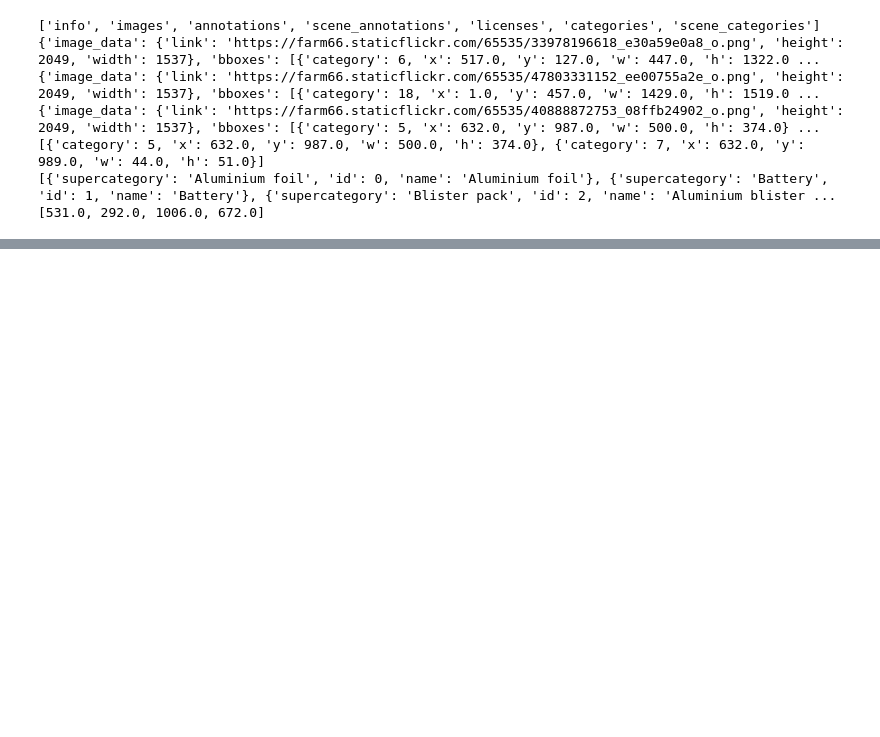
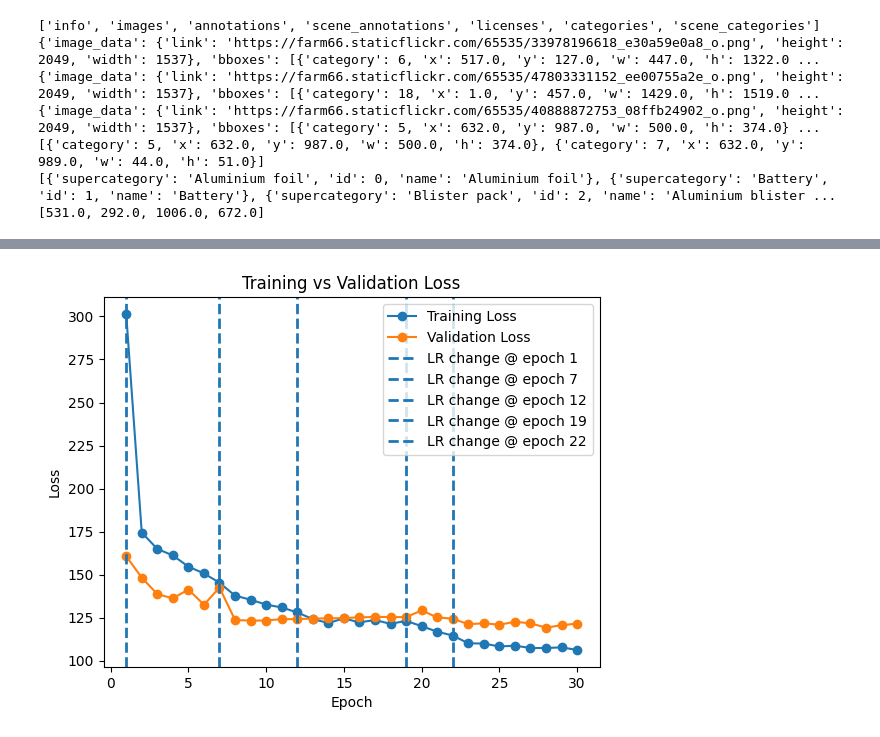
Before and after one commit to vlad-pro-coder/GarbageDetector, a Jupyter notebook: TrashDetector.ipynb, the cells around one changed output, grey strips where cells are left out. Drawn from its saved outputs; the diff is of its cells as text; code cells hidden in the pictures; blank space fills up the shorter version.

```diff
--- a/TrashDetector.ipynb
+++ b/TrashDetector.ipynb
@@ -2718,3 +2684,39 @@ image = tf.cast(image, tf.float32) / 255.0
 plt.imshow(image)          # Matplotlib expects H x W x C in [0,1] or [0,255]
 plt.axis('off')          # Hide axes
 plt.show()
+# %%
+import matplotlib.pyplot as plt
+import json
+
+with open("./histories/history.json", "r") as f:
+    data = json.load(f)
+with open("./histories/lr_history.json", "r") as f:
+    lr_data = json.load(f)
+# === You fill these ===
+
+loss = [dict["loss"] for dict in data]
+lr_change_epochs = [dict["epoch"] for dict in lr_data]
+val_loss = [dict["val_loss"] for dict in data]
+
+# === Plot losses ===
+epochs = range(1, len(loss) + 1)
+
+plt.plot(epochs, loss, marker='o', label='Training Loss')
+plt.plot(epochs, val_loss, marker='o', label='Validation Loss')
+
+plt.xlabel('Epoch')
+plt.ylabel('Loss')
+plt.title('Training vs Validation Loss')
+
+# === Highlight LR change epochs ===
+for e in lr_change_epochs:
+    plt.axvline(x=e, linestyle='--', linewidth=2, label=f'LR change @ epoch {e}')
+
+# === Clean legend (remove duplicates) ===
+handles, labels = plt.gca().get_legend_handles_labels()
+unique = dict(zip(labels, handles))
+plt.legend(unique.values(), unique.keys())
+
+plt.show()
+# %% [output]
+[figure, added]
```
Also changed, not shown: parts of 21 cells of this notebook, 6 other files.
